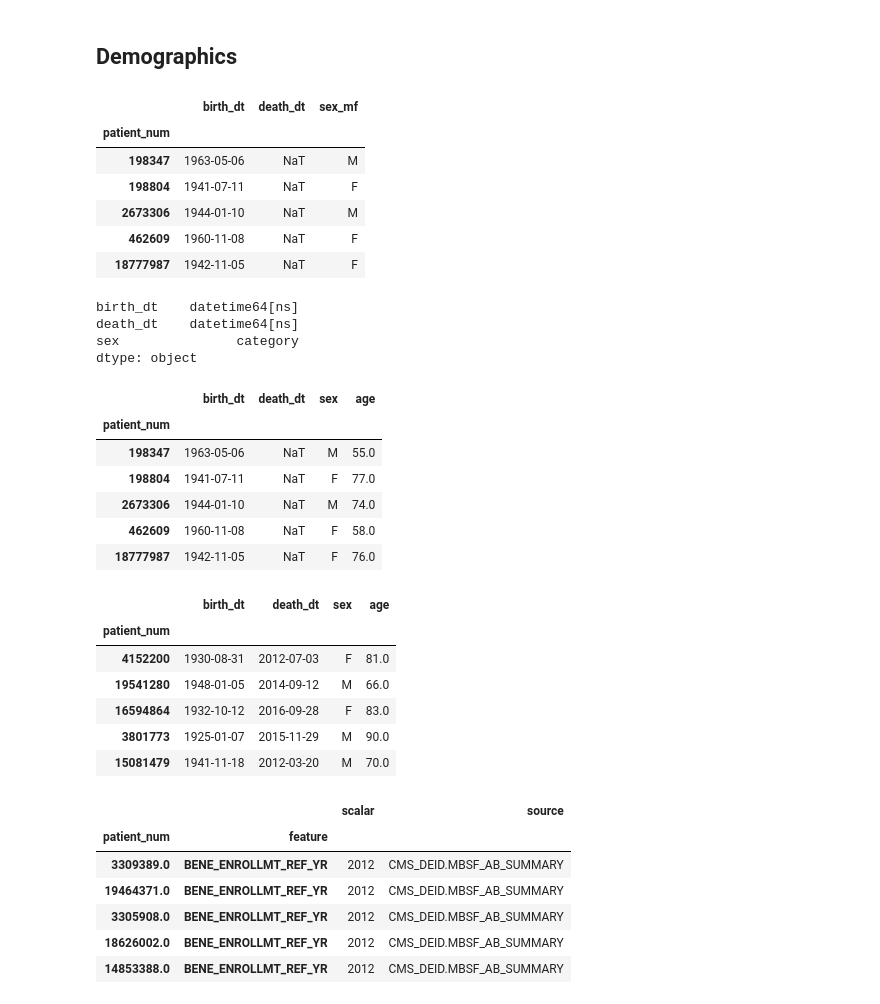
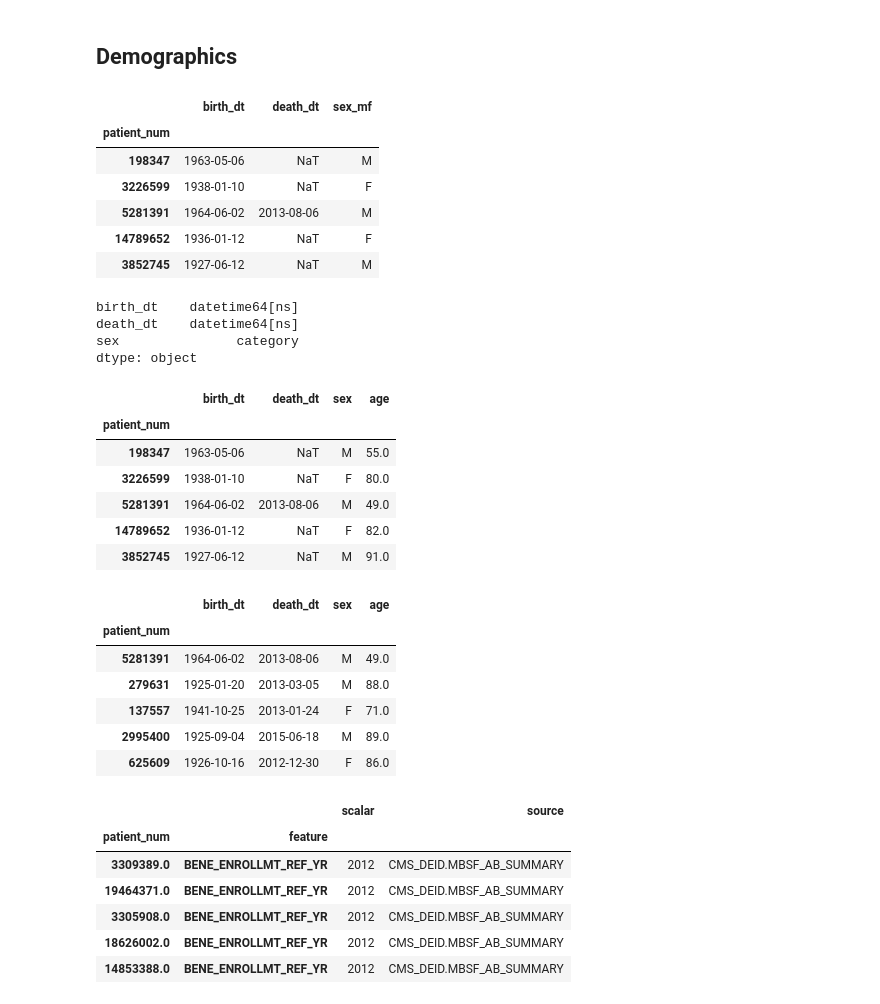
Before and after one commit to kumc-bmi/grouse, a Jupyter notebook: etl_i2b2/grouse-1-stats.ipynb, the cells around one changed output. Drawn from its saved outputs; the diff is of its cells as text; code cells hidden in the pictures.

Commit message:
grouse-1-stats: snapshot

```diff
--- a/etl_i2b2/grouse-1-stats.ipynb
+++ b/etl_i2b2/grouse-1-stats.ipynb
@@ -8,6 +10,7 @@ import cx_ora_fix; cx_ora_fix.patch_version()  # noqa: E702
 
 def _sgrouse(cfg='luigi-gd.cfg'):
     from os import environ
+    from getpass import getpass
     from pathlib import Path
     from sqlalchemy import create_engine
     cp = ConfigParser()
@@ -17,7 +20,8 @@ def _sgrouse(cfg='luigi-gd.cfg'):
     host, port = cp.get('ETLAccount', 'ssh_tunnel').split(':')
     acct.host = host
     acct.port = int(port)
-    acct.password = environ[cp.get('ETLAccount', 'passkey')]
+    #acct.password = environ[cp.get('ETLAccount', 'passkey')]
+    acct.password = getpass()
     return create_engine(acct)
 
 db = _sgrouse()
@@ -27,18 +131,16 @@ db.execute('select * from global_name').fetchone()
 # %% [markdown]
 ## Demographics
 # %%
-import pandas as pd
-
-demo = pd.read_sql('select * from grouse_cms_demo_11_16', db, index_col='patient_num')
+demo = pd.read_sql('select * from grouse_cms_demo_11_16 sample(1)', db, index_col='patient_num')
 demo.head()
 # %% [output]
 |  | birth_dt | death_dt | sex_mf |
 | patient_num |  |  |  |
 | 198347 | 1963-05-06 | NaT | M |
-| 198804 | 1941-07-11 | NaT | F |
-| 2673306 | 1944-01-10 | NaT | M |
-| 462609 | 1960-11-08 | NaT | F |
-| 18777987 | 1942-11-05 | NaT | F |
+| 3226599 | 1938-01-10 | NaT | F |
+| 5281391 | 1964-06-02 | 2013-08-06 | M |
+| 14789652 | 1936-01-12 | NaT | F |
+| 3852745 | 1927-06-12 | NaT | M |
 # %%
 demo['sex'] = demo.sex_mf.astype('category')
 demo.drop('sex_mf', axis=1, inplace=True)
@@ -59,20 +161,20 @@ demo.head()
 |  | birth_dt | death_dt | sex | age |
 | patient_num |  |  |  |  |
 | 198347 | 1963-05-06 | NaT | M | 55.0 |
-| 198804 | 1941-07-11 | NaT | F | 77.0 |
-| 2673306 | 1944-01-10 | NaT | M | 74.0 |
-| 462609 | 1960-11-08 | NaT | F | 58.0 |
-| 18777987 | 1942-11-05 | NaT | F | 76.0 |
+| 3226599 | 1938-01-10 | NaT | F | 80.0 |
+| 5281391 | 1964-06-02 | 2013-08-06 | M | 49.0 |
+| 14789652 | 1936-01-12 | NaT | F | 82.0 |
+| 3852745 | 1927-06-12 | NaT | M | 91.0 |
 # %%
 demo[~demo.death_dt.isnull()].head()
 # %% [output]
 |  | birth_dt | death_dt | sex | age |
 | patient_num |  |  |  |  |
-| 4152200 | 1930-08-31 | 2012-07-03 | F | 81.0 |
-| 19541280 | 1948-01-05 | 2014-09-12 | M | 66.0 |
-| 16594864 | 1932-10-12 | 2016-09-28 | F | 83.0 |
-| 3801773 | 1925-01-07 | 2015-11-29 | M | 90.0 |
-| 15081479 | 1941-11-18 | 2012-03-20 | M | 70.0 |
+| 5281391 | 1964-06-02 | 2013-08-06 | M | 49.0 |
+| 279631 | 1925-01-20 | 2013-03-05 | M | 88.0 |
+| 137557 | 1941-10-25 | 2013-01-24 | F | 71.0 |
+| 2995400 | 1925-09-04 | 2015-06-18 | M | 89.0 |
+| 625609 | 1926-10-16 | 2012-12-30 | F | 86.0 |
 # %%
 data = pd.read_sql('select * from grouse_sets', db)
 data.feature = data.feature.astype('category')
```
Also changed, not shown: parts of 14 cells of this notebook.
